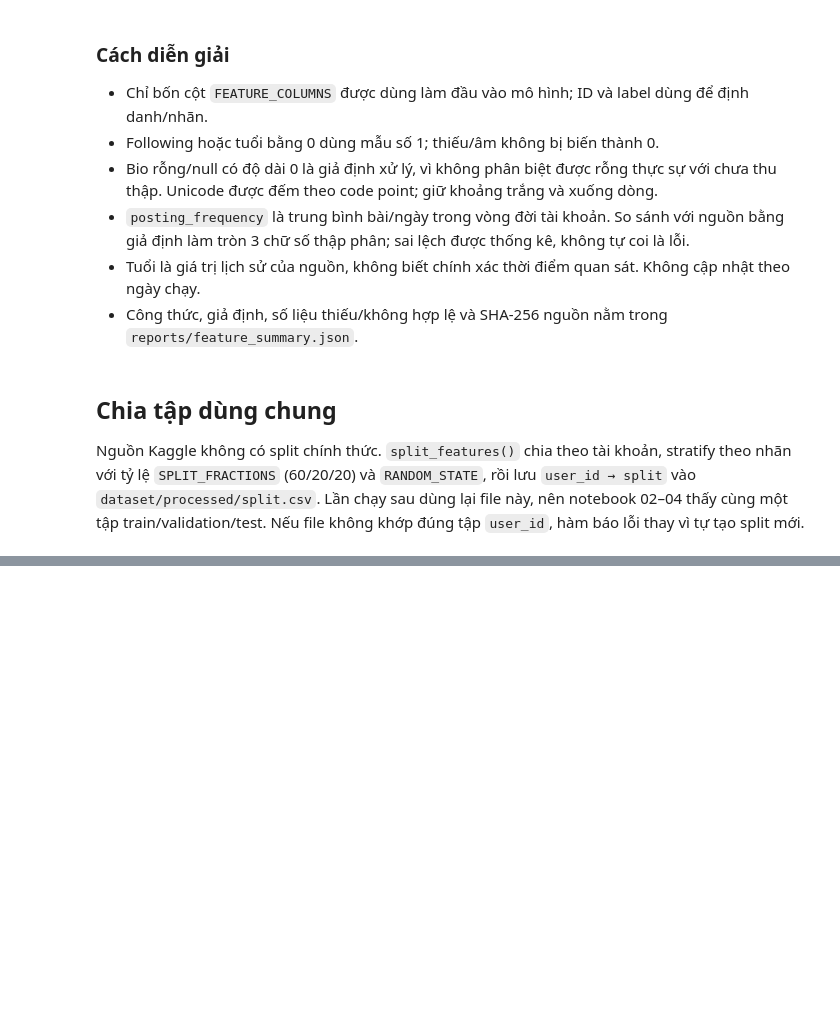
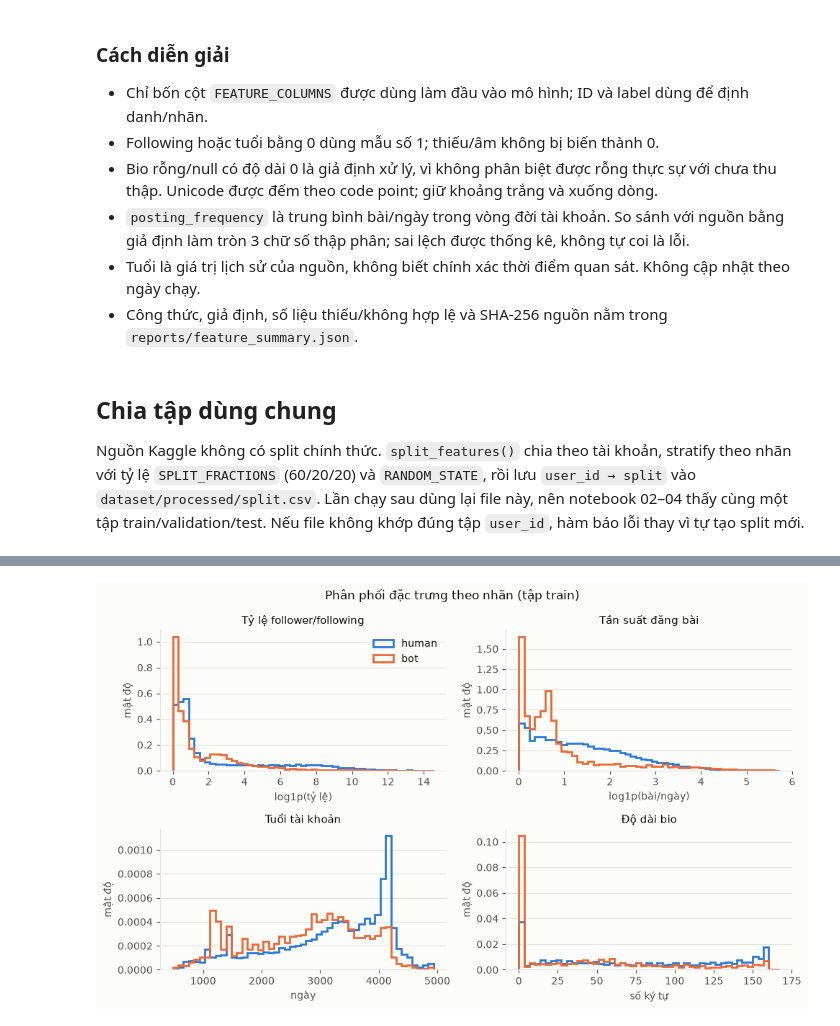
Before and after one commit to nbatho/Social-Media-Bot-Fake-Account-Detection, a Jupyter notebook: notebooks/01_data_exploration.ipynb, the cells around one changed output, grey strips where cells are left out. Cells and saved outputs as stored; diff of their text form; code cells hidden in the pictures; blank space fills up the shorter version.

```diff
--- a/notebooks/01_data_exploration.ipynb
+++ b/notebooks/01_data_exploration.ipynb
@@ -305,0 +311,20 @@ display(pd.DataFrame({
+# %%
+import matplotlib.pyplot as plt
+import numpy as np
+from sklearn.metrics import roc_auc_score
+
+from src.config import FEATURE_COLUMNS, FIGURES_DIR
+
+eda_X = train[list(FEATURE_COLUMNS)].astype("float64")
+eda_y = train["label"].to_numpy()
+
+display(pd.DataFrame([{
+    "feature": column,
+    "median_human": eda_X.loc[eda_y == 0, column].median(),
+    "median_bot": eda_X.loc[eda_y == 1, column].median(),
+    "max": eda_X[column].max(),
+    "skew": eda_X[column].skew(),
+    "skew_log1p": np.log1p(eda_X[column]).skew(),
+    "zero_share": eda_X[column].eq(0).mean(),
+    "single_feature_roc_auc": roc_auc_score(eda_y, eda_X[column]),
+} for column in FEATURE_COLUMNS]).round(3))
@@ -305,0 +337,33 @@ display(pd.DataFrame({
+# %%
+SURFACE, INK, MUTED, GRID = "#fcfcfb", "#0b0b0b", "#52514e", "#e4e3df"
+plt.rcParams.update({
+    "figure.facecolor": SURFACE, "axes.facecolor": SURFACE, "savefig.facecolor": SURFACE,
+    "text.color": INK, "axes.labelcolor": MUTED, "axes.edgecolor": GRID, "axes.titlecolor": INK,
+    "xtick.color": MUTED, "ytick.color": MUTED, "grid.color": GRID,
+    "axes.spines.top": False, "axes.spines.right": False, "font.size": 10, "axes.titlesize": 11,
+})
+FIGURES_DIR.mkdir(parents=True, exist_ok=True)
+
+panels = {
+    "follower_following_ratio": ("Tỷ lệ follower/following", "log1p(tỷ lệ)", True),
+    "posting_frequency": ("Tần suất đăng bài", "log1p(bài/ngày)", True),
+    "account_age_days": ("Tuổi tài khoản", "ngày", False),
+    "bio_length": ("Độ dài bio", "số ký tự", False),
+}
+fig, axes = plt.subplots(2, 2, figsize=(10, 6))
+for ax, (column, (title, xlabel, use_log)) in zip(axes.ravel(), panels.items()):
+    values = np.log1p(eda_X[column]) if use_log else eda_X[column]
+    bins = np.linspace(values.min(), values.quantile(0.999), 50)
+    for label, name, color in ((0, "human", "#2a78d6"), (1, "bot", "#eb6834")):
+        ax.hist(values[eda_y == label], bins=bins, density=True, histtype="step",
+                linewidth=2, color=color, label=name)
+    ax.set(title=title, xlabel=xlabel, ylabel="mật độ")
+    ax.grid(axis="y", linewidth=0.8)
+    ax.set_axisbelow(True)
+axes[0, 0].legend(frameon=False)
+fig.suptitle("Phân phối đặc trưng theo nhãn (tập train)", fontsize=12)
+fig.tight_layout()
+fig.savefig(FIGURES_DIR / "eda_feature_distributions_train.png", dpi=150, bbox_inches="tight")
+plt.show()
+# %% [output]
+[figure, added]
```
Also changed, not shown: parts of 10 cells of this notebook, 2 other files.
